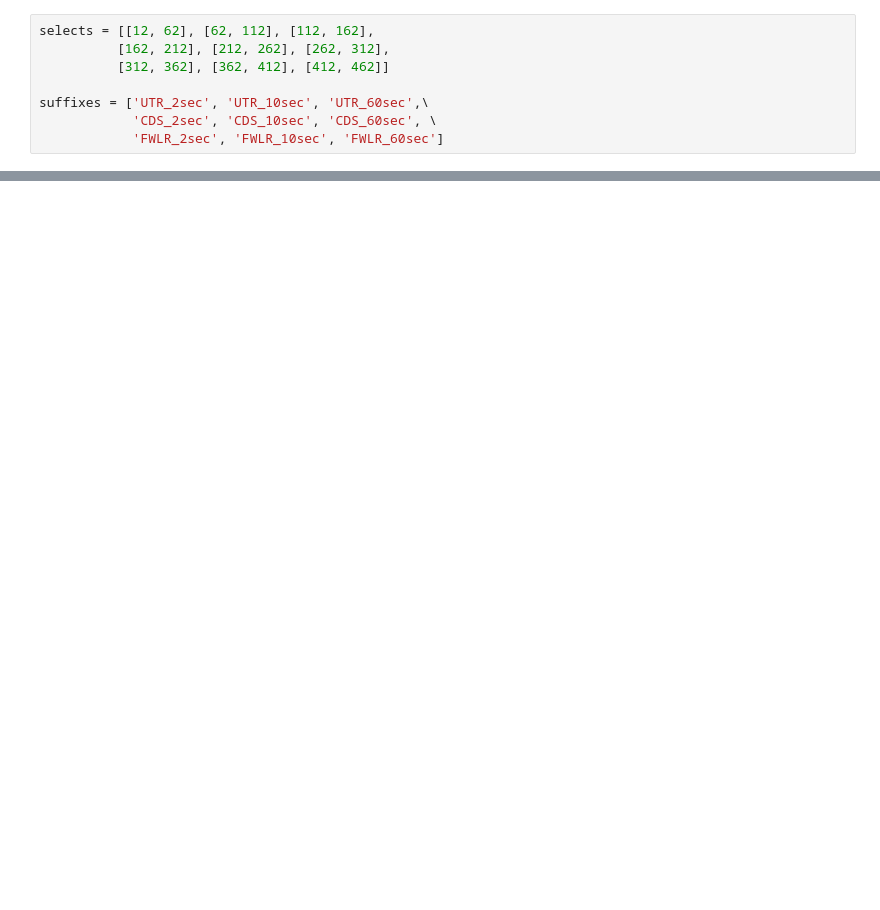
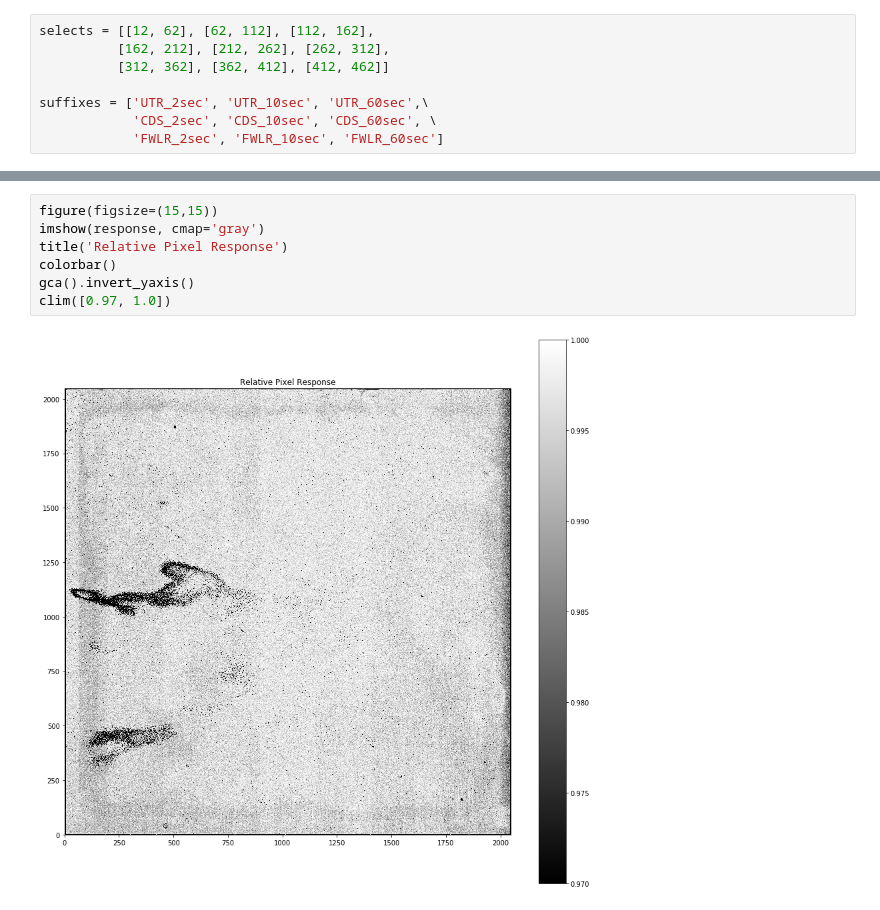
Before and after one commit to pssncp142/NIX_Testing, a Jupyter notebook: workdir/BadPixels.ipynb, the cells around one changed output, grey strips where cells are left out. Cells and saved outputs as stored; diff of their text form; blank space fills up the shorter version.

```diff
--- a/workdir/BadPixels.ipynb
+++ b/workdir/BadPixels.ipynb
@@ -252,0 +319,9 @@ print (RNs[5]**2-RNs[3]**2)/(exps[2]-exps[0])*5.78
+# %%
+figure(figsize=(15,15))
+imshow(response, cmap='gray')
+title('Relative Pixel Response')
+colorbar()
+gca().invert_yaxis()
+clim([0.97, 1.0])
+# %% [output]
+[figure, added]
```
Also changed, not shown: parts of 11 cells of this notebook.
